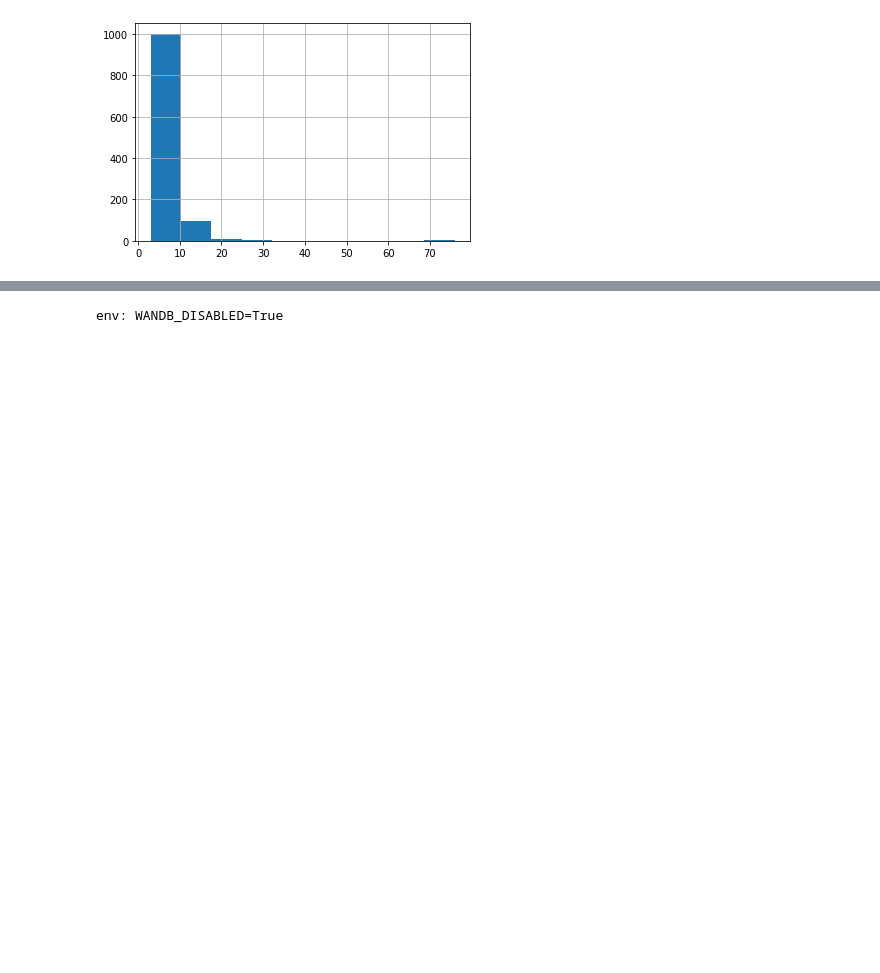
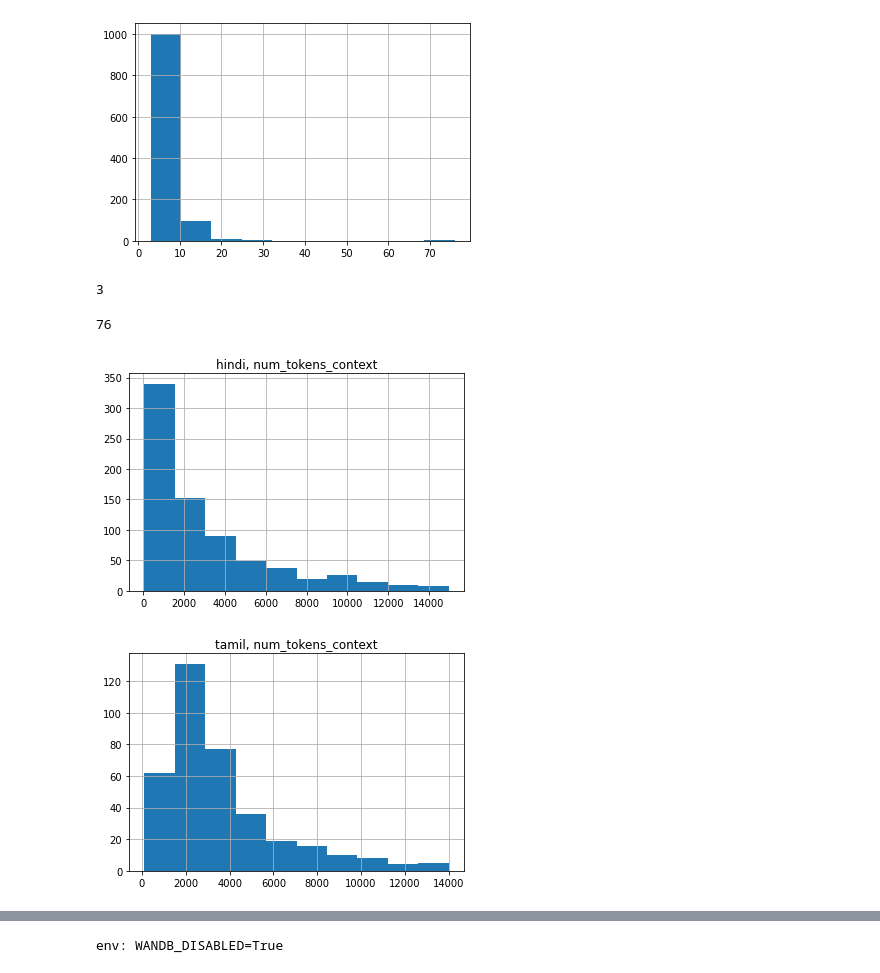
Before and after one commit to riow1983/Kaggle-chaii, a Jupyter notebook: notebooks/k2lnb001-chaii-eda-baseline-train.ipynb, the cells around one changed output, grey strips where cells are left out. Drawn from its saved outputs; the diff is of its cells as text; code cells hidden in the pictures; blank space fills up the shorter version.

```diff
--- a/notebooks/k2lnb001-chaii-eda-baseline-train.ipynb
+++ b/notebooks/k2lnb001-chaii-eda-baseline-train.ipynb
@@ -163,3 +164,23 @@ train['num_tokens_context'].hist();
 train['num_tokens_answer_text'].hist();
 # %% [output]
 [figure]
+# %%
+train["num_tokens_answer_text"].min()
+# %% [output]
+3
+# %%
+train["num_tokens_answer_text"].max()
+# %% [output]
+76
+# %%
+def sub_plot(df, lang, target):
+    tmp = df[df["language"]==lang]
+    plt.figure()
+    tmp[target].hist()
+    plt.title(f"{lang}, {target}");
+# %%
+sub_plot(train, "hindi", "num_tokens_context")
+sub_plot(train, "tamil", "num_tokens_context")
+# %% [output]
+[figure, added]
+[figure, added]
```
Also changed, not shown: parts of 17 cells of this notebook, 1 other file.
